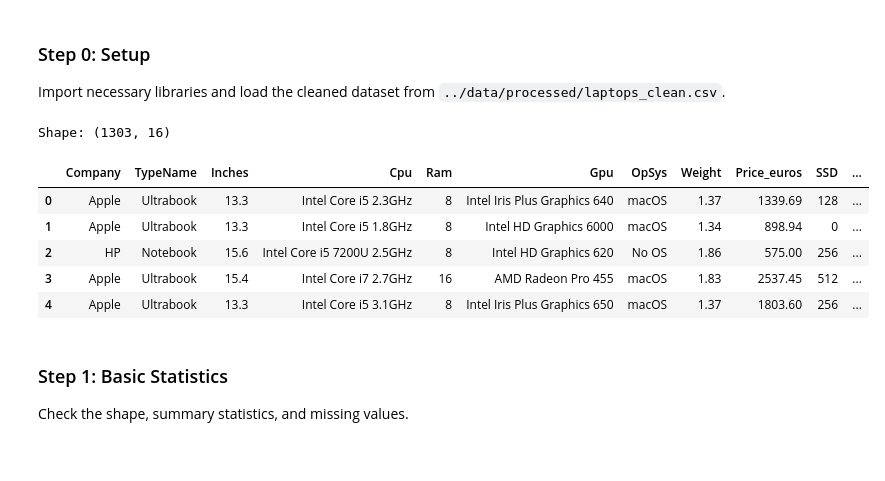
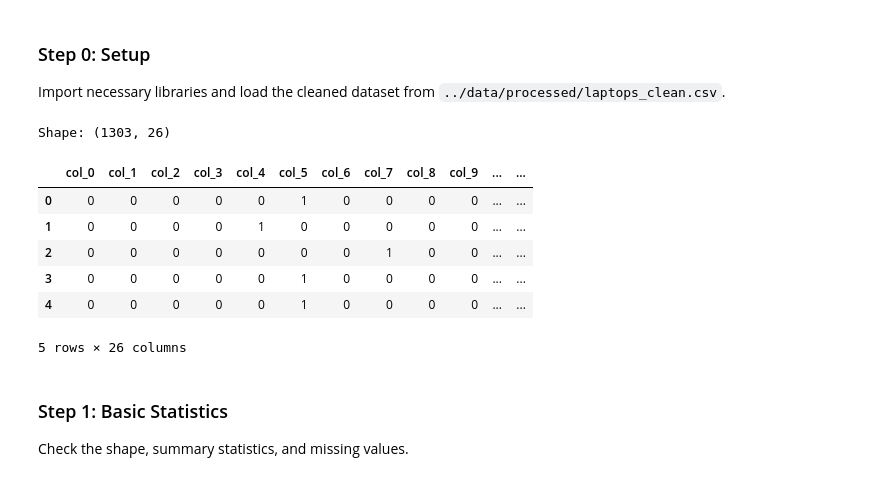
Before and after one commit to DCmax1111/Laptop_Price_Prediction, a Jupyter notebook: notebooks/02_exploratory_analysis.ipynb, the cells around one changed output. Saved outputs shown, nothing was run; the diff lists cells and outputs as text; code cells hidden in the pictures.

Commit message:
Worked on the notebooks. Saved reports.

```diff
--- a/notebooks/02_exploratory_analysis.ipynb
+++ b/notebooks/02_exploratory_analysis.ipynb
@@ -12,25 +12,26 @@ Import necessary libraries and load the cleaned dataset from `../data/processed/
 # %%
 import pandas as pd
 import matplotlib.pyplot as plt
 import seaborn as sns
 
 # Make plots look nicer
 sns.set(style="whitegrid")
 
 # Load the cleaned dataset
-data = pd.read_csv("../data/processed/laptops_cleanned.csv")
+data = pd.read_csv("../data/processed/laptops_cleaned.csv")
 
 # Quick check
 print("Shape:", data.shape)
 data.head()
 # %% [output]
-Shape: (1303, 16)
+Shape: (1303, 26)
-|  | Company | TypeName | Inches | Cpu | Ram | Gpu | OpSys | Weight | Price_euros | SSD | ... |
-| 0 | Apple | Ultrabook | 13.3 | Intel Core i5 2.3GHz | 8 | Intel Iris Plus Graphics 640 | macOS | 1.37 | 1339.69 | 128 | ... |
-| 1 | Apple | Ultrabook | 13.3 | Intel Core i5 1.8GHz | 8 | Intel HD Graphics 6000 | macOS | 1.34 | 898.94 | 0 | ... |
-| 2 | HP | Notebook | 15.6 | Intel Core i5 7200U 2.5GHz | 8 | Intel HD Graphics 620 | No OS | 1.86 | 575.00 | 256 | ... |
-| 3 | Apple | Ultrabook | 15.4 | Intel Core i7 2.7GHz | 16 | AMD Radeon Pro 455 | macOS | 1.83 | 2537.45 | 512 | ... |
-| 4 | Apple | Ultrabook | 13.3 | Intel Core i5 3.1GHz | 8 | Intel Iris Plus Graphics 650 | macOS | 1.37 | 1803.60 | 256 | ... |
+|  | col_0 | col_1 | col_2 | col_3 | col_4 | col_5 | col_6 | col_7 | col_8 | col_9 | ... | ... |
+| 0 | 0 | 0 | 0 | 0 | 0 | 1 | 0 | 0 | 0 | 0 | ... | ... |
+| 1 | 0 | 0 | 0 | 0 | 1 | 0 | 0 | 0 | 0 | 0 | ... | ... |
+| 2 | 0 | 0 | 0 | 0 | 0 | 0 | 0 | 1 | 0 | 0 | ... | ... |
+| 3 | 0 | 0 | 0 | 0 | 0 | 1 | 0 | 0 | 0 | 0 | ... | ... |
+| 4 | 0 | 0 | 0 | 0 | 0 | 1 | 0 | 0 | 0 | 0 | ... | ... |
+5 rows × 26 columns
 # %% [markdown]
 ### Step 1: Basic Statistics
 Check the shape, summary statistics, and missing values.
```
Also changed, not shown: parts of 2 cells of this notebook, 18 other files.
